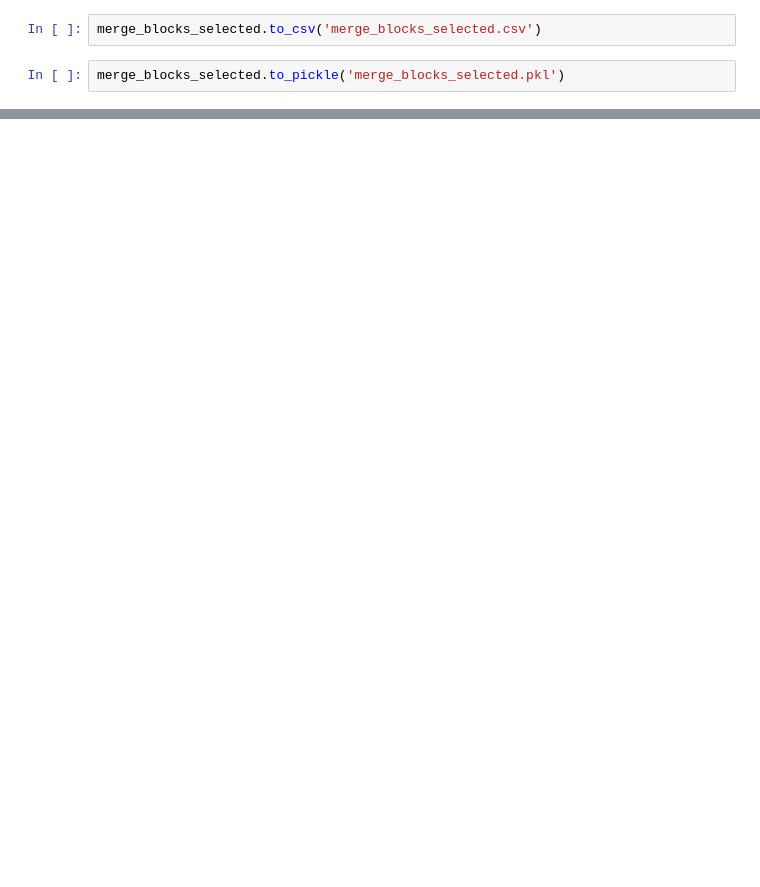
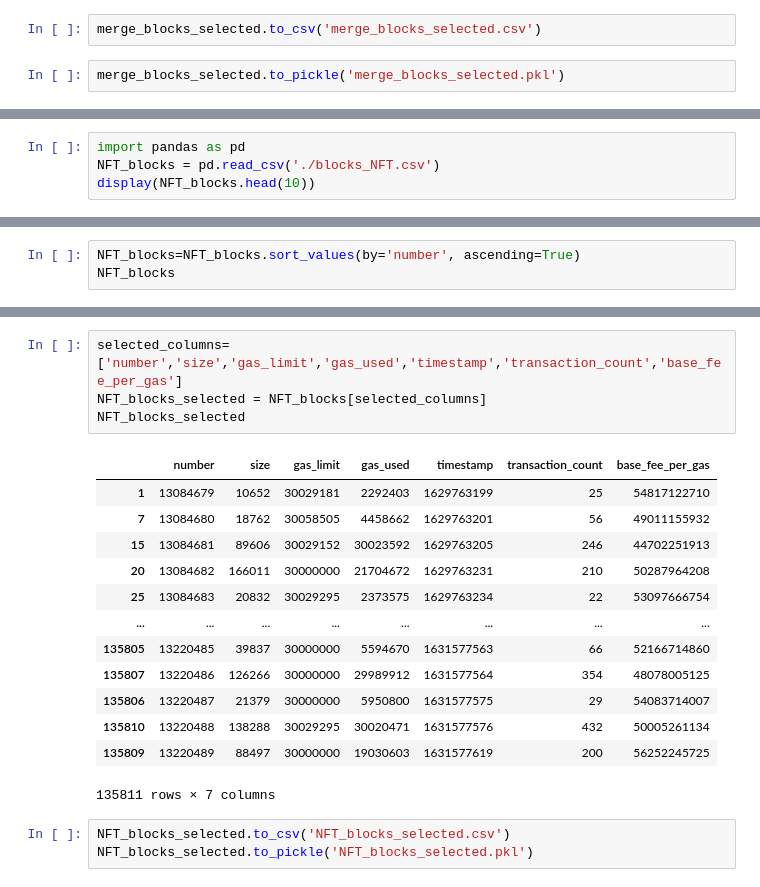
Before and after one commit to sunshineluyao/waiting-time-eip1559, a Jupyter notebook: code/Data_Query/Query_Data_EthereumETL_Public.ipynb, the cells around one changed output, grey strips where cells are left out. Drawn from its saved outputs; the diff is of its cells as text; blank space fills up the shorter version.

```diff
--- a/code/Data_Query/Query_Data_EthereumETL_Public.ipynb
+++ b/code/Data_Query/Query_Data_EthereumETL_Public.ipynb
@@ -133,0 +154,4 @@ merge_blocks_selected.to_pickle('merge_blocks_selected.pkl')
+# %%
+import pandas as pd
+NFT_blocks = pd.read_csv('./blocks_NFT.csv')
+display(NFT_blocks.head(10))
@@ -133,0 +170,3 @@ merge_blocks_selected.to_pickle('merge_blocks_selected.pkl')
+# %%
+NFT_blocks=NFT_blocks.sort_values(by='number', ascending=True)
+NFT_blocks
@@ -133,0 +187,21 @@ merge_blocks_selected.to_pickle('merge_blocks_selected.pkl')
+# %%
+selected_columns=['number','size','gas_limit','gas_used','timestamp','transaction_count','base_fee_per_gas']
+NFT_blocks_selected = NFT_blocks[selected_columns]
+NFT_blocks_selected
+# %% [output]
+|  | number | size | gas_limit | gas_used | timestamp | transaction_count | base_fee_per_gas |
+| 1 | 13084679 | 10652 | 30029181 | 2292403 | 1629763199 | 25 | 54817122710 |
+| 7 | 13084680 | 18762 | 30058505 | 4458662 | 1629763201 | 56 | 49011155932 |
+| 15 | 13084681 | 89606 | 30029152 | 30023592 | 1629763205 | 246 | 44702251913 |
+| 20 | 13084682 | 166011 | 30000000 | 21704672 | 1629763231 | 210 | 50287964208 |
+| 25 | 13084683 | 20832 | 30029295 | 2373575 | 1629763234 | 22 | 53097666754 |
+| ... | ... | ... | ... | ... | ... | ... | ... |
+| 135805 | 13220485 | 39837 | 30000000 | 5594670 | 1631577563 | 66 | 52166714860 |
+| 135807 | 13220486 | 126266 | 30000000 | 29989912 | 1631577564 | 354 | 48078005125 |
+| 135806 | 13220487 | 21379 | 30000000 | 5950800 | 1631577575 | 29 | 54083714007 |
+| 135810 | 13220488 | 138288 | 30029295 | 30020471 | 1631577576 | 432 | 50005261134 |
+| 135809 | 13220489 | 88497 | 30000000 | 19030603 | 1631577619 | 200 | 56252245725 |
+135811 rows × 7 columns
+# %%
+NFT_blocks_selected.to_csv('NFT_blocks_selected.csv')
+NFT_blocks_selected.to_pickle('NFT_blocks_selected.pkl')
```
Also changed, not shown: parts of 8 cells of this notebook.
